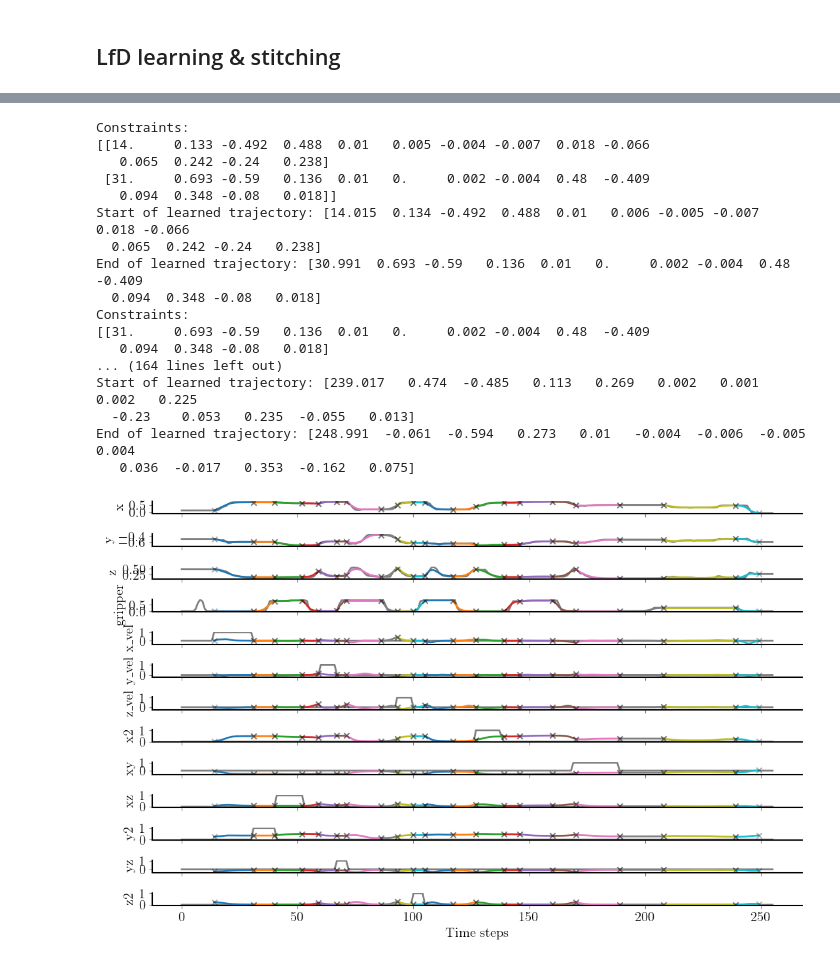
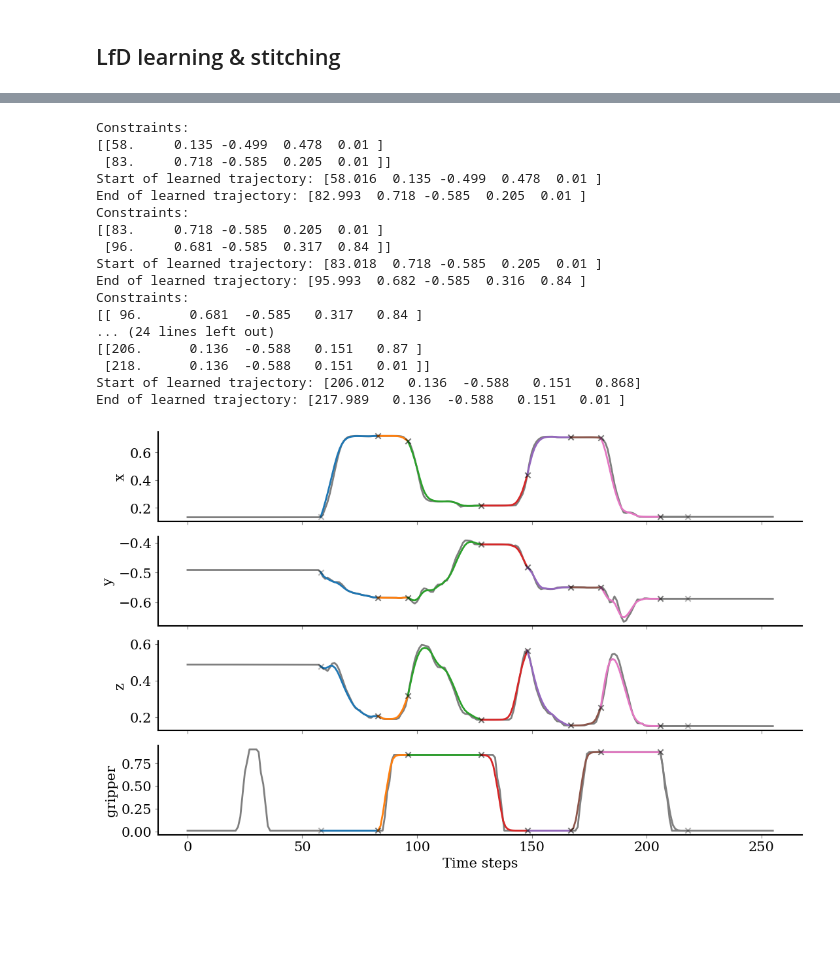
Before and after one commit to kir0ul/sdl, a Jupyter notebook: skills-segm-lib.ipynb, the cells around one changed output, grey strips where cells are left out. Saved outputs shown, nothing was run; the diff lists cells and outputs as text; code cells hidden in the pictures; blank space fills up the shorter version.

```diff
--- a/skills-segm-lib.ipynb
+++ b/skills-segm-lib.ipynb
@@ -59,7 +54,7 @@ else:
 # %%
 # Make transparent background plot
 TRANSP_BACK_PLOT = True
-TRANSP_BACK_PLOT = False
+# TRANSP_BACK_PLOT = False
 # %%
 # %matplotlib ipympl
 %load_ext autoreload
@@ -81,7 +76,7 @@ True
 # bagfiles = get_bagfiles_from_json(ground_truth_segm_file=ground_truth_segm_file)
 # bagfiles
 # %%
-filenum = 0
+filenum = 4
 # bagfile = bagfiles[filenum]
 # bagfile
 # %%
@@ -704,6 +717,8 @@ for idx, ax in enumerate(axes):
     y_bottom = y_low - 0.1 * y_range
     ax.set_ylim(bottom=y_bottom, top=y_top)
     ax.spines[["right", "top"]].set_visible(False)
+    if TRANSP_BACK_PLOT:
+        ax.patch.set_alpha(0)
     ax.tick_params(color="gray")
     for spine in ax.spines.values():
         spine.set_edgecolor("gray")
@@ -788,7 +803,7 @@ fig.tight_layout()
 axes[-1].legend(bbox_to_anchor=(1, -2.5), ncol=nsegments, fontsize=labels_fontsize)
 if TRANSP_BACK_PLOT:
     fig.patch.set_alpha(0)
-    fig.patch.set_facecolor("white")
+    # fig.patch.set_facecolor("white")
 
 plt.show()
 # %% [output]
@@ -1241,0 +1169,28 @@ colsids2keep = list(colsids2keep.keys())
+# %%
+colsids2keep = {}
+# cols2filter = ["obj_"]
+# cols2filter = ["obj_", "accel", "jerk", "curvature", "torsion", "vel"]
+# cols2filter = ["obj_", "accel", "jerk", "curvature", "torsion"]
+cols2filter = [
+    "obj_",
+    "accel",
+    "jerk",
+    "curvature",
+    "torsion",
+    "_vel",
+    "2",
+    "xy",
+    "xz",
+    "yz",
+]
+# cols2filter = ["accel", "jerk", "curvature", "torsion", "_vel", "2", "xy", "xz", "yz"]
+for col_i, col_name in enumerate(X.columns):
+    found = None
+    for filter_curr in cols2filter:
+        if filter_curr in col_name:
+            found = True
+            break
+    if not found:
+        colsids2keep[col_i] = col_name
+pprint(colsids2keep)
+colsids2keep = list(colsids2keep.keys())
@@ -1466,6 +1386,8 @@ for axi, axv in enumerate(axes):
     # axv.plot(X_down_scaled[:, axi], color="k", label="Data", alpha=0.5, lw=2)
     axv.plot(X_down.to_numpy()[:, axi], color="k", label="Data", alpha=0.5, lw=2)
     axv.set_ylabel(plt_labels[axi])
+    if TRANSP_BACK_PLOT:
+        axv.patch.set_alpha(0)
     axv.tick_params(color="gray")
     axv.spines[["right", "top"]].set_visible(False)
     for spine in axv.spines.values():
@@ -1551,47 +1473,47 @@ for seg_i, seg_v in enumerate(chg_pts_all[:-1]):
             label=f"LfD {seg_i}",
             lw=2,
         )
         axv.scatter(
             ts_segm_ref[0],
             constraints[0, axi + 1],
             marker="x",
             color="k",
             alpha=0.3,
             zorder=2.5,
         )
         axv.scatter(
             ts_segm_ref[-1],
             constraints[-1, axi + 1],
             marker="x",
             color="k",
             alpha=0.3,
             zorder=2.5,
         )
 
 axes[-1].set_xlabel("Time steps")
 # axes[-1].legend(bbox_to_anchor=(1, -0.5), ncol=6, fontsize=labels_fontsize)
 if TRANSP_BACK_PLOT:
     fig.patch.set_alpha(0)
-    fig.patch.set_facecolor("white")
+    # fig.patch.set_facecolor("white")
 fig.tight_layout()
 
 plt.show()
 # %% [output]
 Constraints:
-[[14.     0.133 -0.492  0.488  0.01   0.005 -0.004 -0.007  0.018 -0.066
-   0.065  0.242 -0.24   0.238]
- [31.     0.693 -0.59   0.136  0.01   0.     0.002 -0.004  0.48  -0.409
-   0.094  0.348 -0.08   0.018]]
-Start of learned trajectory: [14.015  0.134 -0.492  0.488  0.01   0.006 -0.005 -0.007  0.018 -0.066
-  0.065  0.242 -0.24   0.238]
-End of learned trajectory: [30.991  0.693 -0.59   0.136  0.01   0.     0.002 -0.004  0.48  -0.409
-  0.094  0.348 -0.08   0.018]
+[[58.     0.135 -0.499  0.478  0.01 ]
+ [83.     0.718 -0.585  0.205  0.01 ]]
+Start of learned trajectory: [58.016  0.135 -0.499  0.478  0.01 ]
+End of learned trajectory: [82.993  0.718 -0.585  0.205  0.01 ]
 Constraints:
-[[31.     0.693 -0.59   0.136  0.01   0.     0.002 -0.004  0.48  -0.409
-   0.094  0.348 -0.08   0.018]
-... (164 lines left out)
-Start of learned trajectory: [239.017   0.474  -0.485   0.113   0.269   0.002   0.001   0.002   0.225
-  -0.23    0.053   0.235  -0.055   0.013]
-End of learned trajectory: [248.991  -0.061  -0.594   0.273   0.01   -0.004  -0.006  -0.005   0.004
-   0.036  -0.017   0.353  -0.162   0.075]
+[[83.     0.718 -0.585  0.205  0.01 ]
+ [96.     0.681 -0.585  0.317  0.84 ]]
+Start of learned trajectory: [83.018  0.718 -0.585  0.205  0.01 ]
+End of learned trajectory: [95.993  0.682 -0.585  0.316  0.84 ]
+Constraints:
+[[ 96.      0.681  -0.585   0.317   0.84 ]
+... (24 lines left out)
+[[206.      0.136  -0.588   0.151   0.87 ]
+ [218.      0.136  -0.588   0.151   0.01 ]]
+Start of learned trajectory: [206.012   0.136  -0.588   0.151   0.868]
+End of learned trajectory: [217.989   0.136  -0.588   0.151   0.01 ]
-[figure, old version]
+[figure, new version]
```
Also changed, not shown: parts of 59 cells of this notebook, 13 other files.
